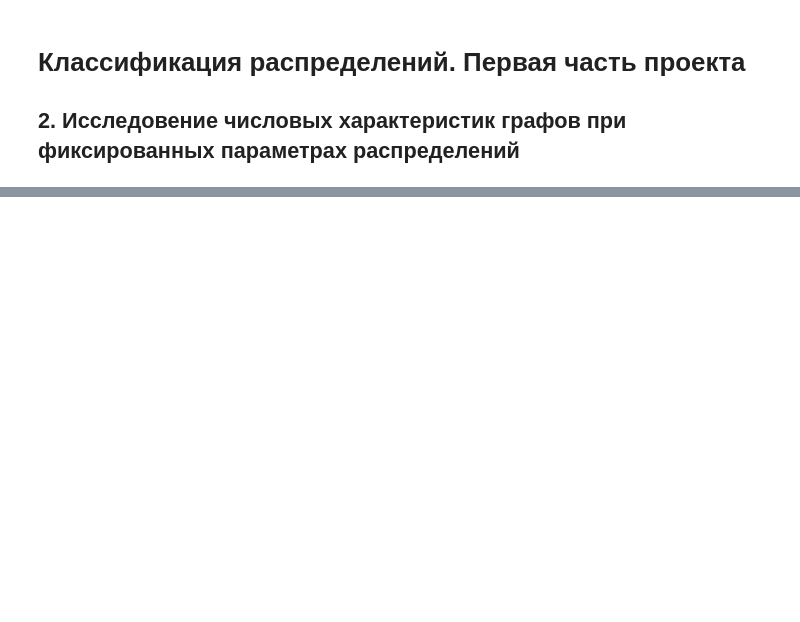
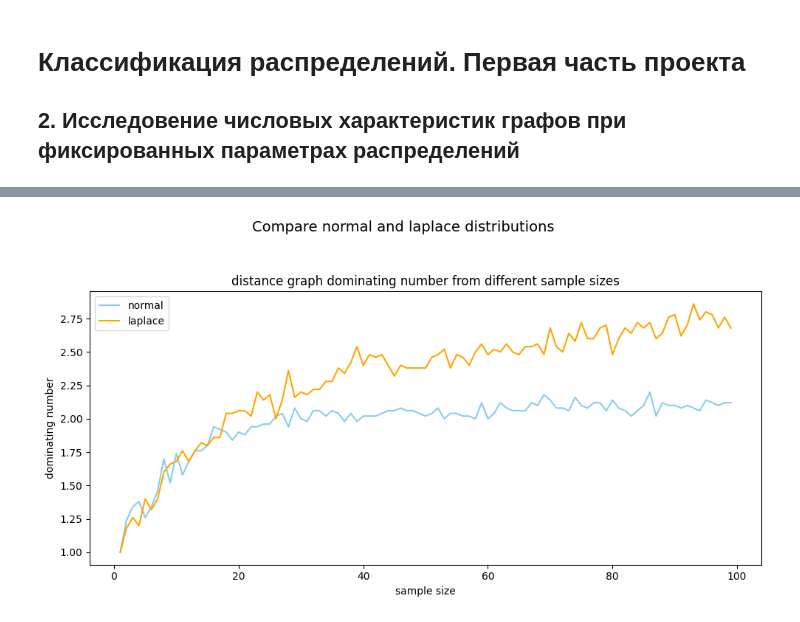
Before and after one commit to maxGrigorenko/DistributionClassifier, a Jupyter notebook: src/experiments_first_part_2.ipynb, the cells around one changed output, grey strips where cells are left out. Drawn from its saved outputs; the diff is of its cells as text; code cells hidden in the pictures; blank space fills up the shorter version.

```diff
--- a/src/experiments_first_part_2.ipynb
+++ b/src/experiments_first_part_2.ipynb
@@ -67,0 +108,4 @@ plot_n(begin_n=5, end_n=100, step_n=5, graph_type="distance", d=0.5, number_of_e
+# %%
+plot_n_dominating(begin_n=1, end_n=100, step_n=1, d=1.5, number_of_experiments=50)
+# %% [output]
+[figure, added]
```
Also changed, not shown: parts of 15 cells of this notebook.
